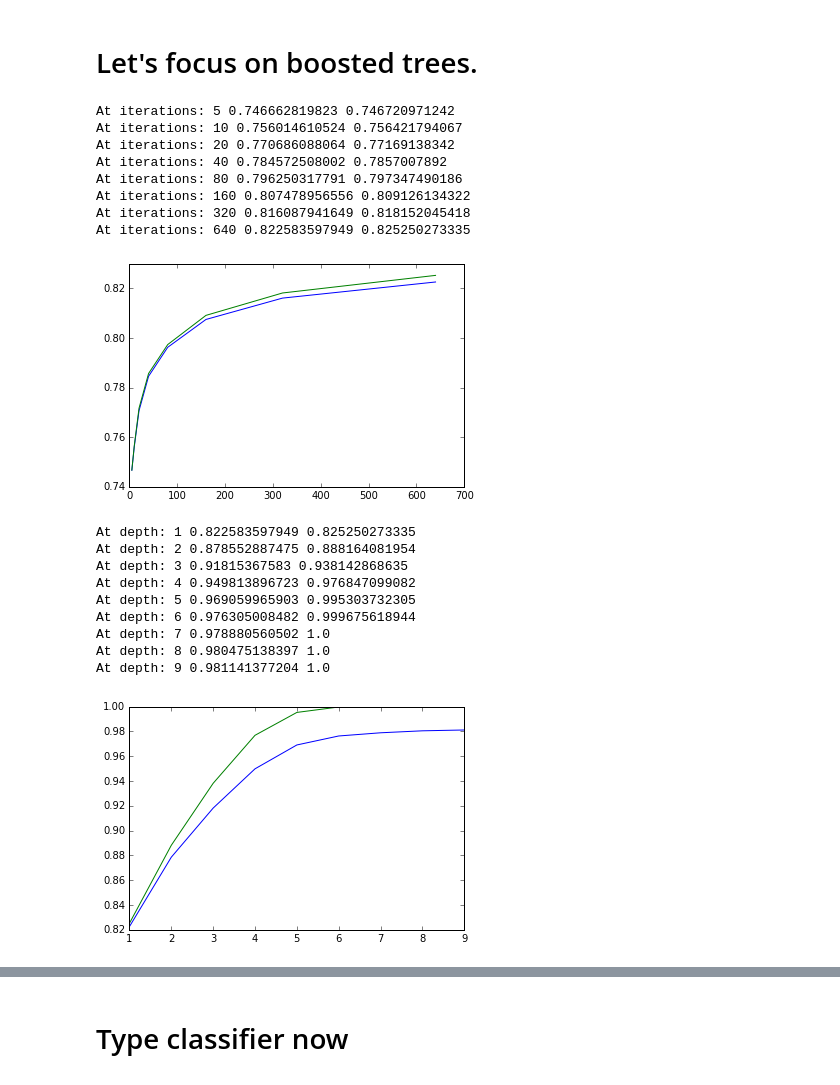
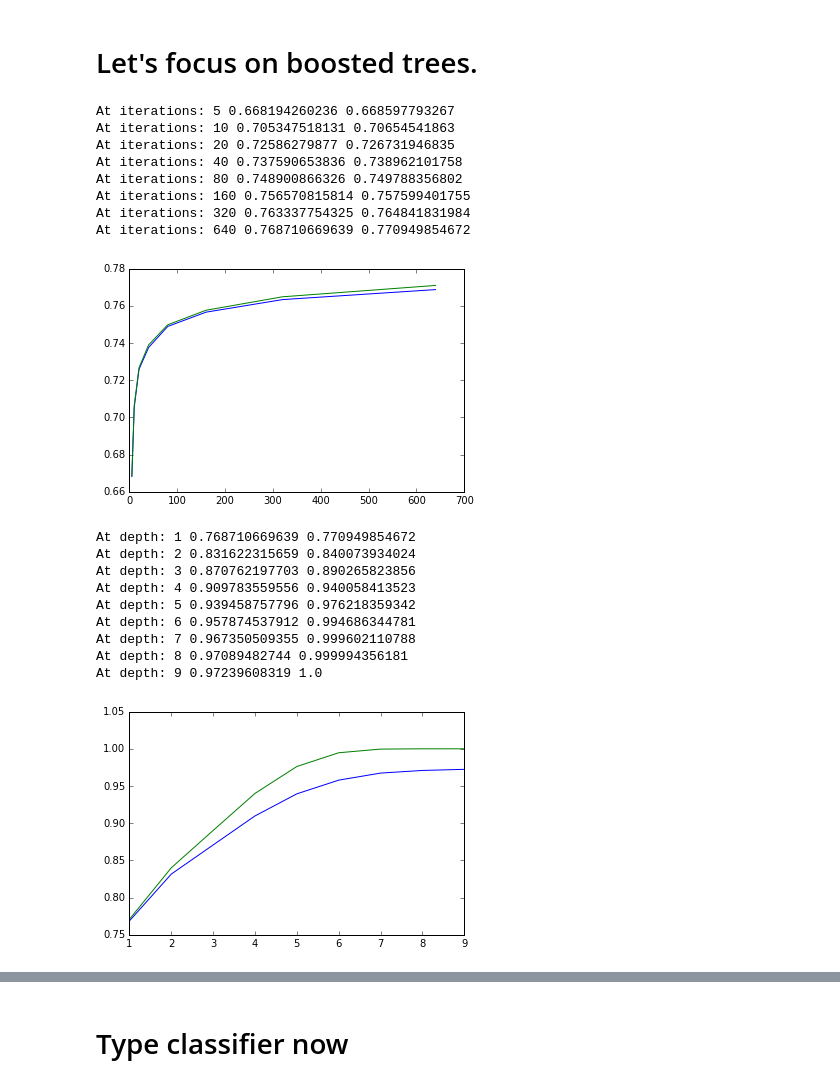
Before and after one commit to jenarvaezg/running-app-detection, a Jupyter notebook: TapAnalysis-BoostedTree.ipynb, the cells around one changed output, grey strips where cells are left out. Cells and saved outputs as stored; diff of their text form; code cells hidden in the pictures.

Commit message:
Final review of tap modeling

```diff
--- a/TapAnalysis-BoostedTree.ipynb
+++ b/TapAnalysis-BoostedTree.ipynb
@@ -79,6 +75,9 @@ k_fold = graphlab.cross_validation.KFold(graphlab.cross_validation.shuffle(train
 # %%
 def f1_score(model, data):
     return model.evaluate(data, metric='f1_score')['f1_score']
+
+def accuracy(model, data):
+    return model.evaluate(data, metric='accuracy')['accuracy']
 
 def get_cross_val_score(k_fold, model_factory, model_params, metric_f):
     val_errors = []
@@ -108,7 +107,7 @@ def get_best_max_iterations(k_fold, max_iterations_a, model_factory, model_param
 
         plt.plot(max_iterations_a, val_a)
         plt.plot(max_iterations_a, train_a)
-    if metric_f == f1_score:
+    if metric_f == f1_score or metric_f == accuracy:
         return max_iterations_a[val_a.index(max(val_a))], max(val_a)
     return max_iterations_a[val_a.index(min(val_a))], min(val_a)
 
@@ -130,40 +129,40 @@ def get_best_depth(k_fold, depths, model_factory, model_params, metric_f, plot=T
 
         plt.plot(depths, val_a)
         plt.plot(depths, train_a)
-    if metric_f == f1_score:
+    if metric_f == f1_score or metric_f == accuracy:
         return depths[val_a.index(max(val_a))], max(val_a)
-    return depths[val_errors.index(min(val_a))], min(val_a)
+    return depths[val_a.index(min(val_a))], min(val_a)
 # %%
 max_iterations_a = [5, 10, 20, 40, 80, 160, 320, 640]
 model_params = dict([('target', 'noise'), ('features', features), ('verbose', False), ('validation_set', None),
                     ('max_depth', 1)])
 model_factory = graphlab.boosted_trees_classifier.create
-noise_max_iterations = get_best_max_iterations(k_fold, max_iterations_a, model_factory, model_params, f1_score)
+noise_max_iterations = get_best_max_iterations(k_fold, max_iterations_a, model_factory, model_params, accuracy)
 # %% [output]
-At iterations: 5 0.746662819823 0.746720971242
-At iterations: 10 0.756014610524 0.756421794067
-At iterations: 20 0.770686088064 0.77169138342
-At iterations: 40 0.784572508002 0.7857007892
-At iterations: 80 0.796250317791 0.797347490186
-At iterations: 160 0.807478956556 0.809126134322
-At iterations: 320 0.816087941649 0.818152045418
-At iterations: 640 0.822583597949 0.825250273335
+At iterations: 5 0.668194260236 0.668597793267
+At iterations: 10 0.705347518131 0.70654541863
+At iterations: 20 0.72586279877 0.726731946835
+At iterations: 40 0.737590653836 0.738962101758
+At iterations: 80 0.748900866326 0.749788356802
+At iterations: 160 0.756570815814 0.757599401755
+At iterations: 320 0.763337754325 0.764841831984
+At iterations: 640 0.768710669639 0.770949854672
-[figure, old version]
+[figure, new version]
 # %%
 depths = range(1,10)
 model_params['max_iterations'] = noise_max_iterations[0]
-noise_max_depth = get_best_depth(k_fold, depths, model_factory, model_params, f1_score)
+noise_max_depth = get_best_depth(k_fold, depths, model_factory, model_params, accuracy)
 # %% [output]
-At depth: 1 0.822583597949 0.825250273335
-At depth: 2 0.878552887475 0.888164081954
-At depth: 3 0.91815367583 0.938142868635
-At depth: 4 0.949813896723 0.976847099082
-At depth: 5 0.969059965903 0.995303732305
-At depth: 6 0.976305008482 0.999675618944
-At depth: 7 0.978880560502 1.0
-At depth: 8 0.980475138397 1.0
-At depth: 9 0.981141377204 1.0
+At depth: 1 0.768710669639 0.770949854672
+At depth: 2 0.831622315659 0.840073934024
+At depth: 3 0.870762197703 0.890265823856
+At depth: 4 0.909783559556 0.940058413523
+At depth: 5 0.939458757796 0.976218359342
+At depth: 6 0.957874537912 0.994686344781
+At depth: 7 0.967350509355 0.999602110788
+At depth: 8 0.97089482744 0.999994356181
+At depth: 9 0.97239608319 1.0
-[figure, old version]
+[figure, new version]
 # %%
 train_set_to_use = train
 max_depth_to_use = noise_max_depth[0]
```
Also changed, not shown: parts of 17 cells of this notebook, 3 other files.
